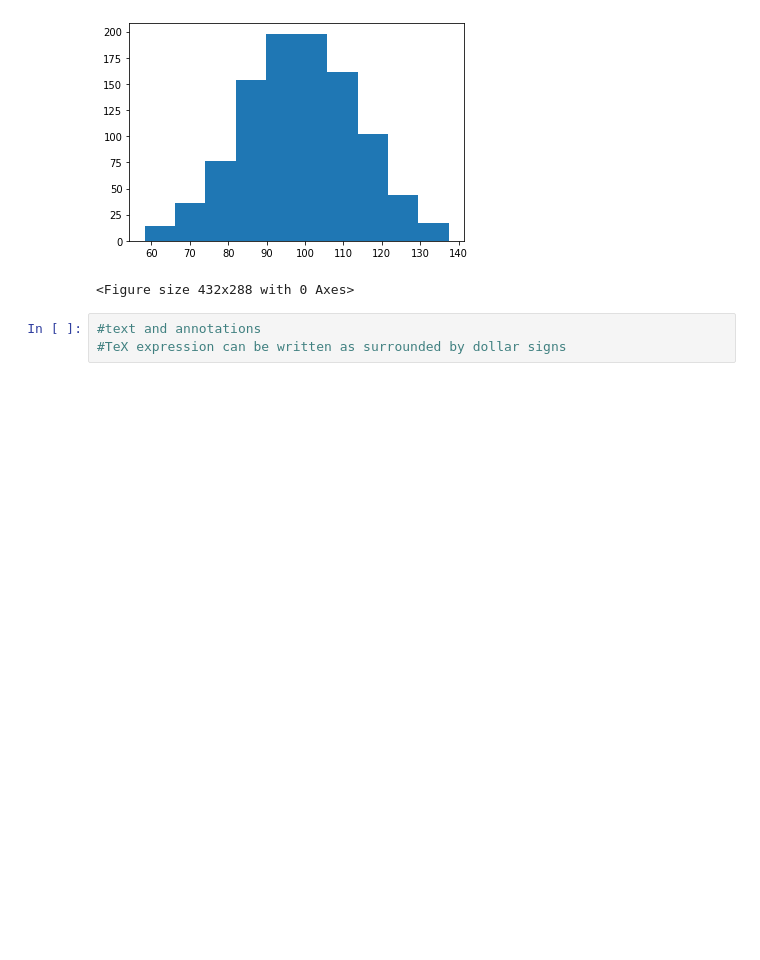
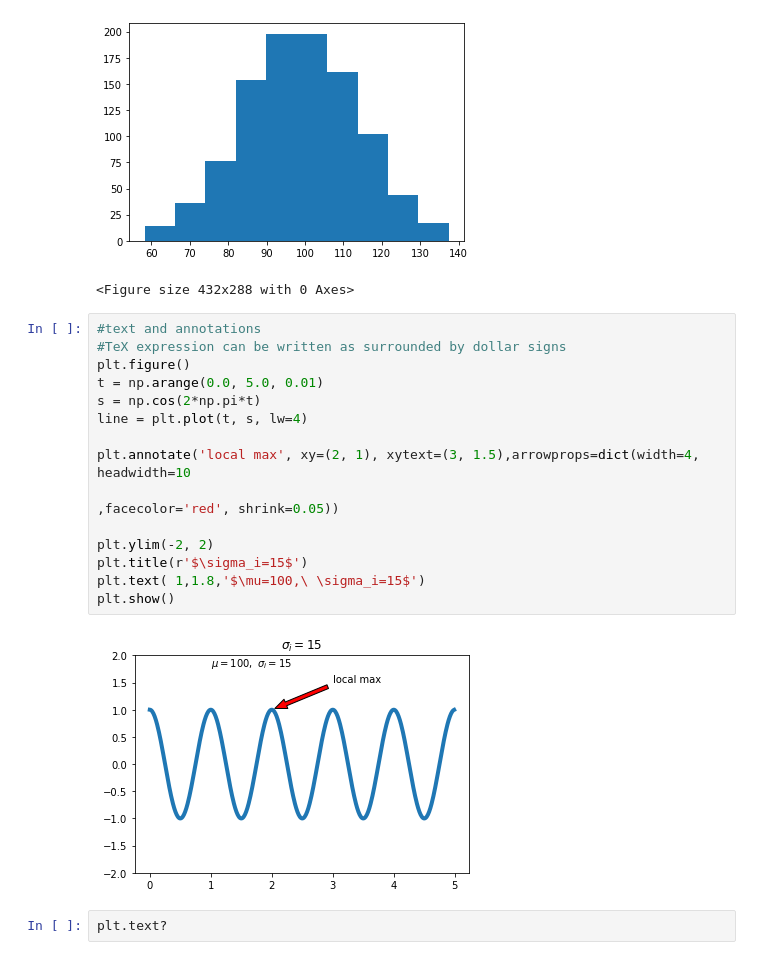
Before and after one commit to aryadeo/arya_test, a Jupyter notebook: Matplotlib_pyplot.ipynb, the cells around one changed output. Cells and saved outputs as stored; diff of their text form; blank space fills up the shorter version.

```diff
--- a/Matplotlib_pyplot.ipynb
+++ b/Matplotlib_pyplot.ipynb
@@ -139,6 +139,22 @@ plt.show()
 # %% [output]
 [figure]
 <Figure size 432x288 with 0 Axes>
-# %%
-#text and annotations
-#TeX expression can be written as surrounded by dollar signs
+# %%
+#text and annotations
+#TeX expression can be written as surrounded by dollar signs
+plt.figure()
+t = np.arange(0.0, 5.0, 0.01)
+s = np.cos(2*np.pi*t)
+line = plt.plot(t, s, lw=4)
+
+plt.annotate('local max', xy=(2, 1), xytext=(3, 1.5),arrowprops=dict(width=4, headwidth=10
+                                                                     ,facecolor='red', shrink=0.05))
+
+plt.ylim(-2, 2)
+plt.title(r'$\sigma_i=15$')
+plt.text( 1,1.8,'$\mu=100,\ \sigma_i=15$')
+plt.show()
+# %% [output]
+[figure, added]
+# %%
+plt.text?
```
